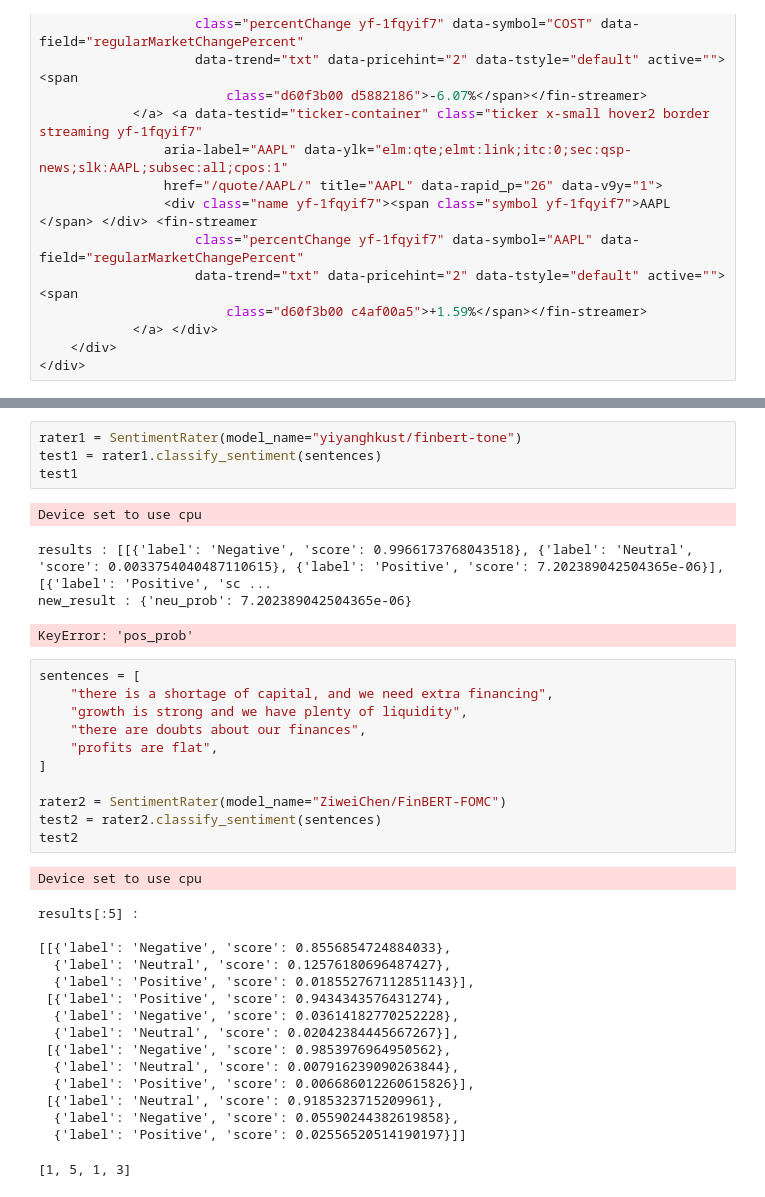
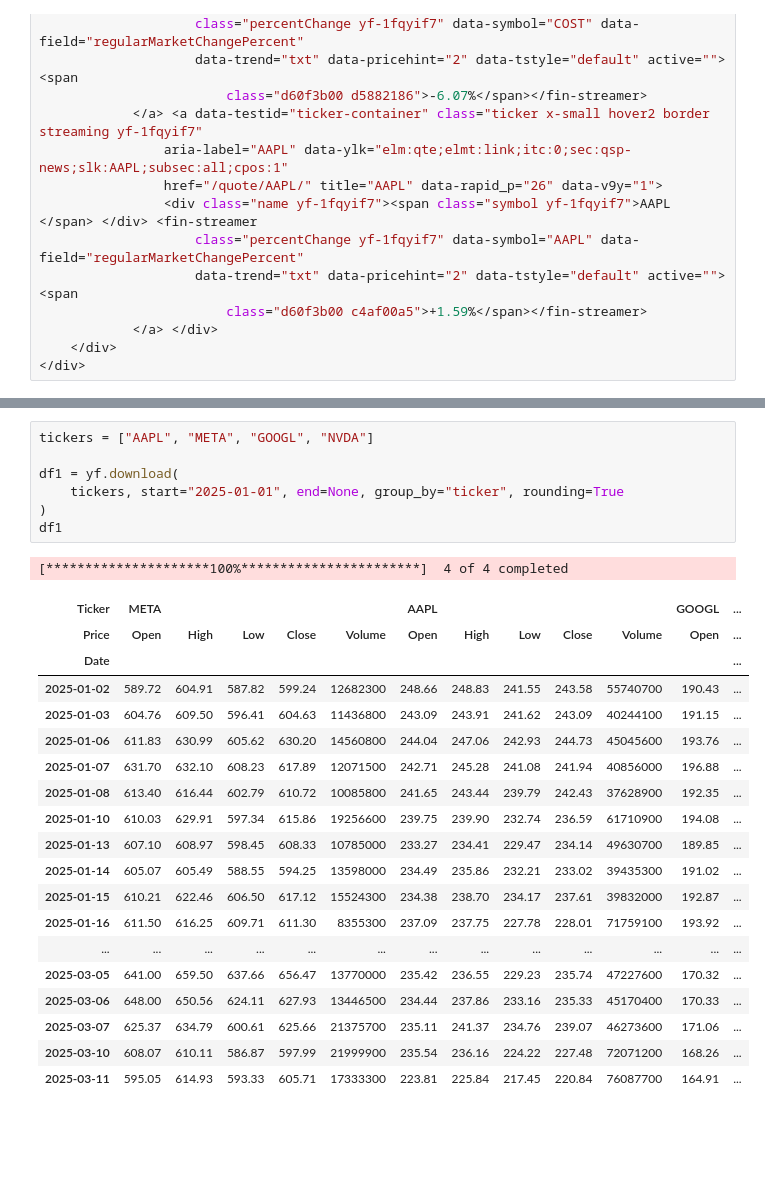
Before and after one commit to CKAbundant/sentiment, a Jupyter notebook: poc.ipynb, the cells around one changed output, grey strips where cells are left out. Cells and saved outputs as stored; diff of their text form; blank space fills up the shorter version.

```diff
--- a/poc.ipynb
+++ b/poc.ipynb
@@ -521,37 +369,28 @@ sentences
-# %%
-rater1 = SentimentRater(model_name="yiyanghkust/finbert-tone")
-test1 = rater1.classify_sentiment(sentences)
-test1
-# %% [output]
-Device set to use cpu
-results : [[{'label': 'Negative', 'score': 0.9966173768043518}, {'label': 'Neutral', 'score': 0.0033754040487110615}, {'label': 'Positive', 'score': 7.202389042504365e-06}], [{'label': 'Positive', 'sc ...
-new_result : {'neu_prob': 7.202389042504365e-06}
-KeyError: 'pos_prob'
-# %%
-sentences = [
-    "there is a shortage of capital, and we need extra financing",
-    "growth is strong and we have plenty of liquidity",
-    "there are doubts about our finances",
-    "profits are flat",
-]
-
-rater2 = SentimentRater(model_name="ZiweiChen/FinBERT-FOMC")
-test2 = rater2.classify_sentiment(sentences)
-test2
-# %% [output]
-Device set to use cpu
-results[:5] :
-
-[[{'label': 'Negative', 'score': 0.8556854724884033},
-  {'label': 'Neutral', 'score': 0.12576180696487427},
-  {'label': 'Positive', 'score': 0.018552767112851143}],
- [{'label': 'Positive', 'score': 0.9434343576431274},
-  {'label': 'Negative', 'score': 0.03614182770252228},
-  {'label': 'Neutral', 'score': 0.02042384445667267}],
- [{'label': 'Negative', 'score': 0.9853976964950562},
-  {'label': 'Neutral', 'score': 0.007916239090263844},
-  {'label': 'Positive', 'score': 0.006686012260615826}],
- [{'label': 'Neutral', 'score': 0.9185323715209961},
-  {'label': 'Negative', 'score': 0.05590244382619858},
-  {'label': 'Positive', 'score': 0.02556520514190197}]]
-[1, 5, 1, 3]
+# %%
+tickers = ["AAPL", "META", "GOOGL", "NVDA"]
+
+df1 = yf.download(
+    tickers, start="2025-01-01", end=None, group_by="ticker", rounding=True
+)
+df1
+# %% [output]
+[*********************100%***********************]  4 of 4 completed
+| Ticker | META |  |  |  |  | AAPL |  |  |  |  | GOOGL | ... |
+| Price | Open | High | Low | Close | Volume | Open | High | Low | Close | Volume | Open | ... |
+| Date |  |  |  |  |  |  |  |  |  |  |  | ... |
+| 2025-01-02 | 589.72 | 604.91 | 587.82 | 599.24 | 12682300 | 248.66 | 248.83 | 241.55 | 243.58 | 55740700 | 190.43 | ... |
+| 2025-01-03 | 604.76 | 609.50 | 596.41 | 604.63 | 11436800 | 243.09 | 243.91 | 241.62 | 243.09 | 40244100 | 191.15 | ... |
+| 2025-01-06 | 611.83 | 630.99 | 605.62 | 630.20 | 14560800 | 244.04 | 247.06 | 242.93 | 244.73 | 45045600 | 193.76 | ... |
+| 2025-01-07 | 631.70 | 632.10 | 608.23 | 617.89 | 12071500 | 242.71 | 245.28 | 241.08 | 241.94 | 40856000 | 196.88 | ... |
+| 2025-01-08 | 613.40 | 616.44 | 602.79 | 610.72 | 10085800 | 241.65 | 243.44 | 239.79 | 242.43 | 37628900 | 192.35 | ... |
+| 2025-01-10 | 610.03 | 629.91 | 597.34 | 615.86 | 19256600 | 239.75 | 239.90 | 232.74 | 236.59 | 61710900 | 194.08 | ... |
+| 2025-01-13 | 607.10 | 608.97 | 598.45 | 608.33 | 10785000 | 233.27 | 234.41 | 229.47 | 234.14 | 49630700 | 189.85 | ... |
+| 2025-01-14 | 605.07 | 605.49 | 588.55 | 594.25 | 13598000 | 234.49 | 235.86 | 232.21 | 233.02 | 39435300 | 191.02 | ... |
+| 2025-01-15 | 610.21 | 622.46 | 606.50 | 617.12 | 15524300 | 234.38 | 238.70 | 234.17 | 237.61 | 39832000 | 192.87 | ... |
+| 2025-01-16 | 611.50 | 616.25 | 609.71 | 611.30 | 8355300 | 237.09 | 237.75 | 227.78 | 228.01 | 71759100 | 193.92 | ... |
+| ... | ... | ... | ... | ... | ... | ... | ... | ... | ... | ... | ... | ... |
+| 2025-03-05 | 641.00 | 659.50 | 637.66 | 656.47 | 13770000 | 235.42 | 236.55 | 229.23 | 235.74 | 47227600 | 170.32 | ... |
+| 2025-03-06 | 648.00 | 650.56 | 624.11 | 627.93 | 13446500 | 234.44 | 237.86 | 233.16 | 235.33 | 45170400 | 170.33 | ... |
+| 2025-03-07 | 625.37 | 634.79 | 600.61 | 625.66 | 21375700 | 235.11 | 241.37 | 234.76 | 239.07 | 46273600 | 171.06 | ... |
+| 2025-03-10 | 608.07 | 610.11 | 586.87 | 597.99 | 21999900 | 235.54 | 236.16 | 224.22 | 227.48 | 72071200 | 168.26 | ... |
+| 2025-03-11 | 595.05 | 614.93 | 593.33 | 605.71 | 17333300 | 223.81 | 225.84 | 217.45 | 220.84 | 76087700 | 164.91 | ... |
```
Also changed, not shown: parts of 44 cells of this notebook, 3 other files.
